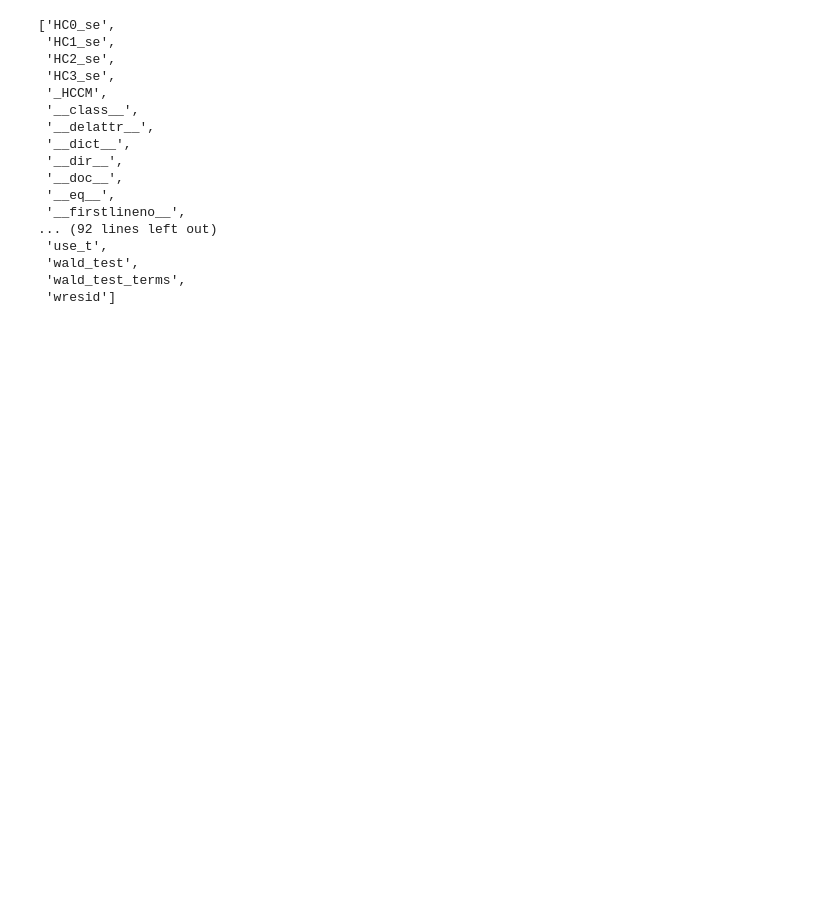
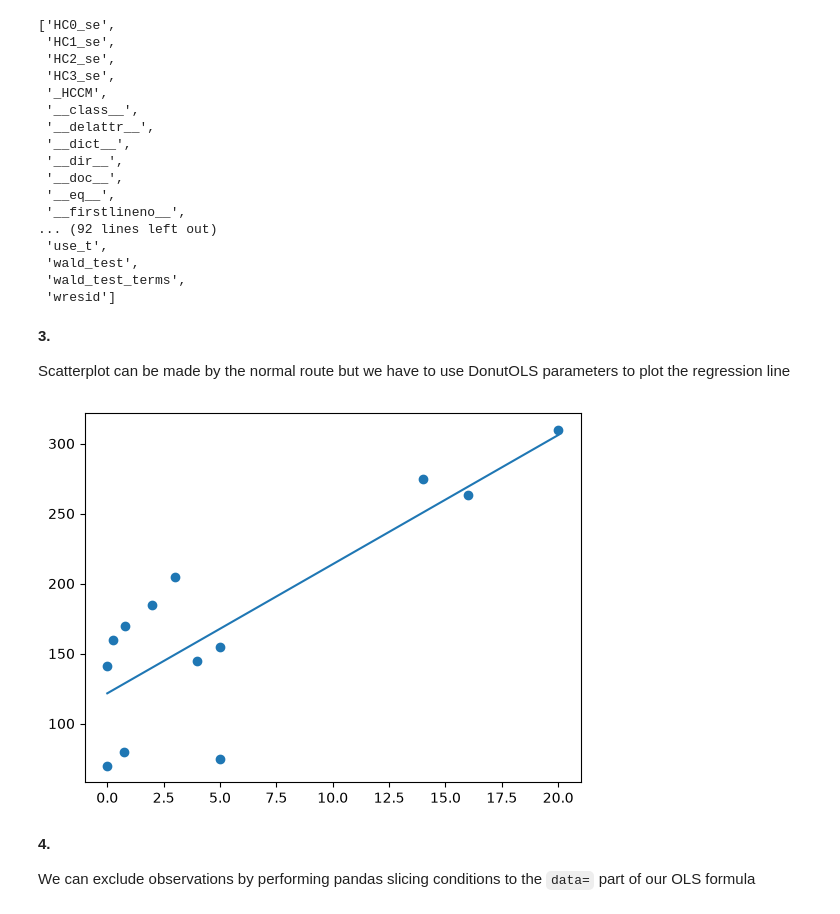
Before and after one commit to ani-research/Python-Companion-For-Real-Econometrics-by-M.Bailey, a Jupyter notebook: chapters/chapter03.ipynb, the cells around one changed output. Saved outputs shown, nothing was run; the diff lists cells and outputs as text; code cells hidden in the pictures; blank space fills up the shorter version.

```diff
--- a/chapters/chapter03.ipynb
+++ b/chapters/chapter03.ipynb
@@ -158,10 +158,11 @@ DonutOLS= smf.ols(
  # Meaning weightx= β0 + β1 donutsx + μ
  # But right now Python does not know what β0 and β1 are
         formula= "weight ~ donuts",
+        data=DonutDF
 
- # Now the .fit() is what tells python that it should find βs which best fit the data
- # So python is running the minimization of ∑(yi-ŷi)²
-        data=DonutDF).fit()
+# Now the .fit() is what tells python that it should find βs which best fit the data
+# So python is running the minimization of ∑(yi-ŷi)²
+).fit()
 
 
 print(DonutOLS.summary())
@@ -262,3 +265,29 @@ dir(DonutOLS)
  'wald_test',
  'wald_test_terms',
  'wresid']
+# %% [markdown]
+**3.**
+
+Scatterplot can be made by the normal route but we have to use DonutOLS parameters to plot the regression line
+# %%
+fig, ax = plt.subplots()
+
+ax.scatter(DonutDF["donuts"], DonutDF["weight"])
+
+# Regression line
+x = np.linspace(DonutDF["donuts"].min(),DonutDF["donuts"].max(),200)
+y = DonutOLS.params["Intercept"] + DonutOLS.params["donuts"] * x
+
+#It is perfectly fine to use x= Donuts["donuts"] because this is ols, the model is linear
+#But in other models like quadratic splitting x from its min to max into even points will make the plot look smooth
+#So this is more of a habit building thing
+
+ax.plot(x, y)
+
+plt.show()
+# %% [output]
+[figure, added]
+# %% [markdown]
+**4.**
+
+We can exclude observations by performing pandas slicing conditions to the `data=` part of our OLS formula
```
Also changed, not shown: parts of 11 cells of this notebook.
